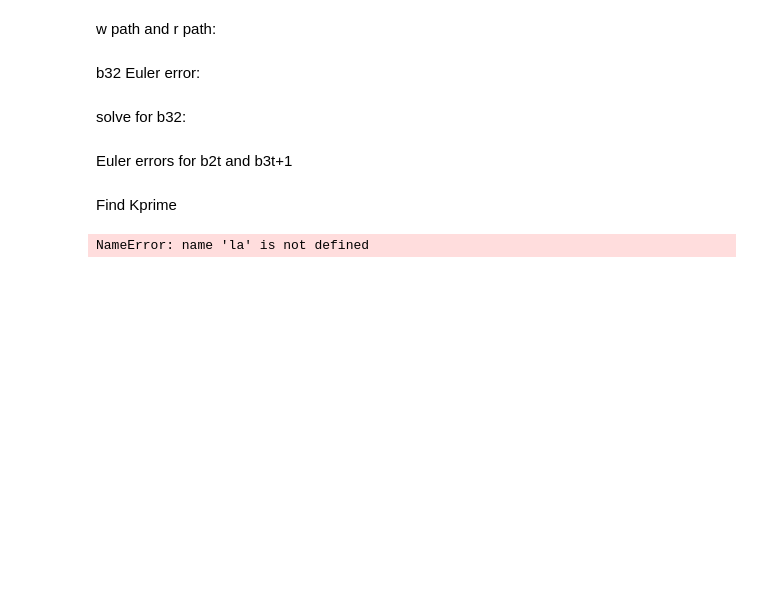
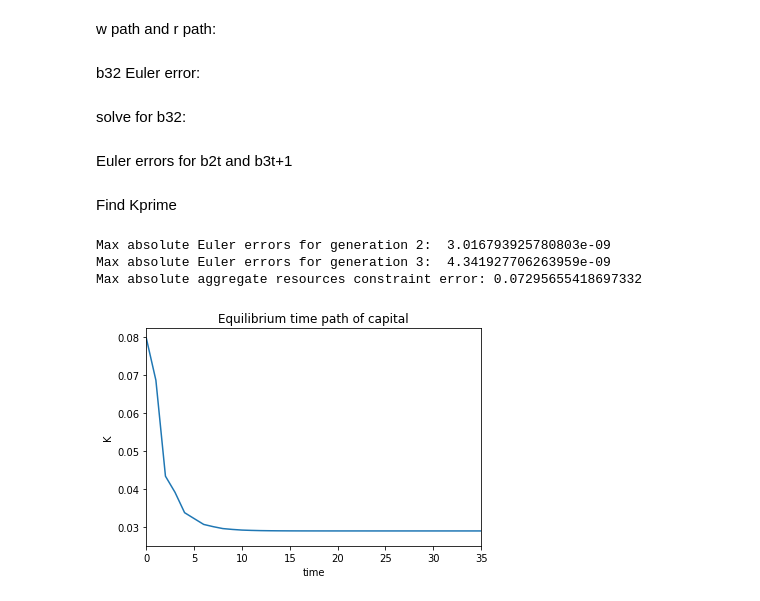
Before and after one commit to kendrarobbins/BootCamp2018, a Jupyter notebook: ProbSets/Econ/Econ PS3/Econ ProbSet 3.ipynb, the cells around one changed output. Cells and saved outputs as stored; diff of their text form; code cells hidden in the pictures; blank space fills up the shorter version.

```diff
--- a/ProbSets/Econ/Econ PS3/Econ ProbSet 3.ipynb
+++ b/ProbSets/Econ/Econ PS3/Econ ProbSet 3.ipynb
@@ -255,7 +257,7 @@ get_SS(params, [.1,.1],SS_graphs=True)
 # %% [markdown]
 ## Exercise 2.3
 # %%
-T = 20
+T = 40
 path_toler = 1e-9
 xi = 0.2
 L = 2.2
@@ -266,7 +268,7 @@ sigma = 3
 A = 1
 alpha = 0.35
 n_vec = np.array([1.0, 1.0, 0.2])
-ss_tol = 1e-9
+tol = 1e-9
 # %%
 params = beta, sigma, L, A, alpha, delta, ss_tol
 bvec_guess = np.array([.1,.1])
@@ -467,16 +468,18 @@ def TPI(T, Kpath, Kbar, bvec_initial, b_ss, params, tol, max_iter):
         bmat, max_EulErrs, max_agg_errs = donut(T, rpath, wpath, Kpath, bvec_initial, b_ss, params)
         Kp_path = Kprime(bmat, Kbar)
         dist = la.norm(Kp_path - Kpath, 2)
-        #Kpath = xi * Kp_path + (1 - xi) * Kpath
+        Kpath = xi * Kp_path + (1 - xi) * Kpath
 
-    #print('Max absolute Euler errors for generation 2: ', max_EulErrs[0])
-    #print('Max absolute Euler errors for generation 3: ', max_EulErrs[1])
-    #print('Max absolute aggregate resources constraint error:', max_agg_errs)
+    print('Max absolute Euler errors for generation 2: ', max_EulErrs[0])
+    print('Max absolute Euler errors for generation 3: ', max_EulErrs[1])
+    print('Max absolute aggregate resources constraint error:', max_agg_errs)
 
-    #return Kpath, rpath, wpath
+    return Kpath, rpath, wpath
 # %%
 nvec = np.array([1,1,.2])
 params = [beta, sigma, nvec, L, A, alpha, delta, ss_tol]
-TPI(T, Kpath, Kbar, bvec_initial, b_ss, params,1e-9,50)
+kpath, rpath, wpath = TPI(T, Kpath, Kbar, bvec_initial, b_ss, params, 1e-9, 50)
 # %% [output]
-NameError: name 'la' is not defined
+Max absolute Euler errors for generation 2:  3.016793925780803e-09
+Max absolute Euler errors for generation 3:  4.341927706263959e-09
+Max absolute aggregate resources constraint error: 0.07295655418697332
@@ -485,0 +486,9 @@ rpath, wpath = get_rw_paths(T, Kpath, Kbar, rw_params)
+# %%
+plt.plot(kpath)
+plt.title('Equilibrium time path of capital')
+plt.xlabel('time')
+plt.ylabel('K')
+plt.xlim(0,35)
+plt.show()
+# %% [output]
+[figure, added]
```
Also changed, not shown: parts of 7 cells of this notebook.
